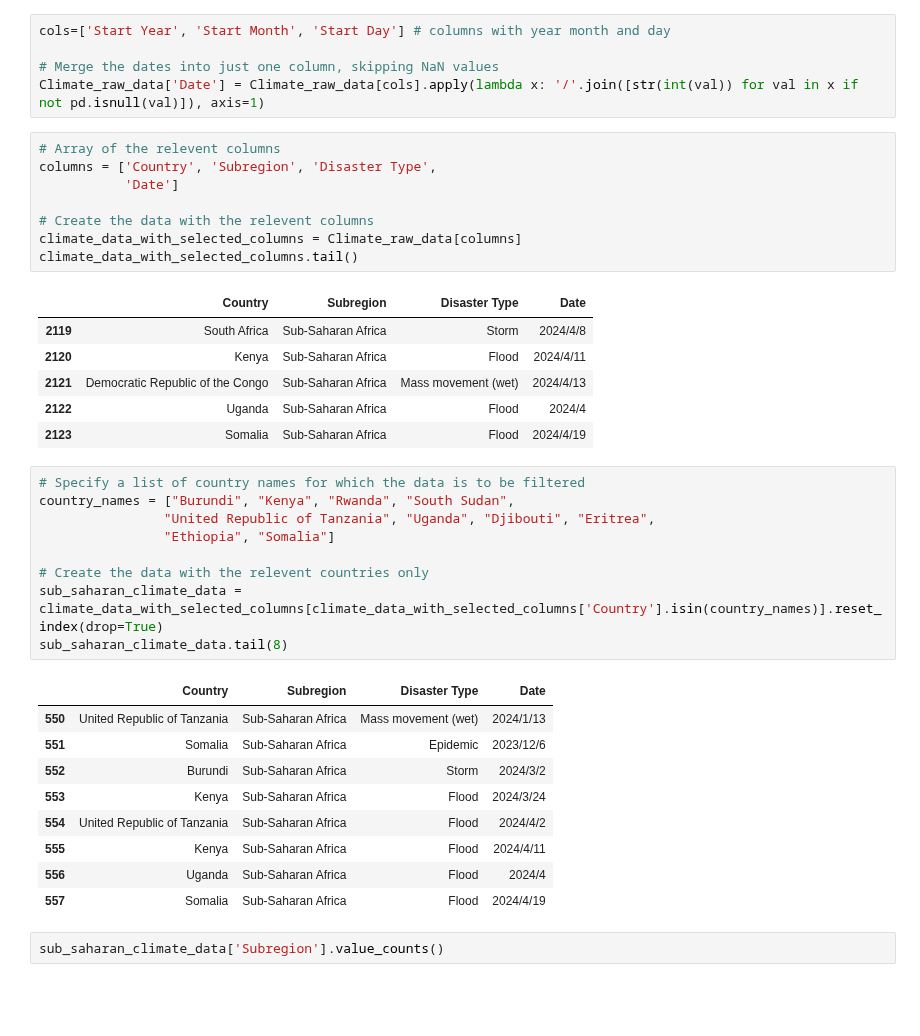
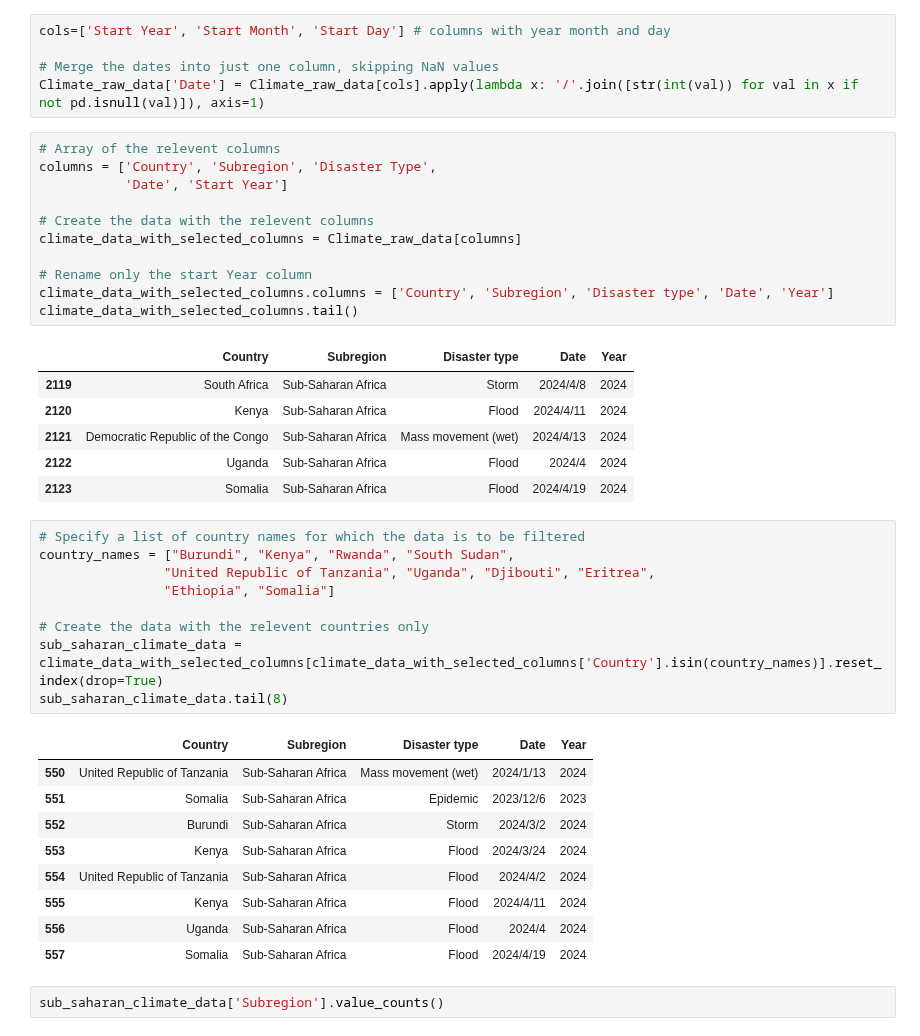
Before and after one commit to 0xpix/CERI-Project, a Jupyter notebook: notebooks/EDA.ipynb, the cells around one changed output. Saved outputs shown, nothing was run; the diff lists cells and outputs as text; blank space fills up the shorter version.

```diff
--- a/notebooks/EDA.ipynb
+++ b/notebooks/EDA.ipynb
@@ -163,18 +198,21 @@ Climate_raw_data['Date'] = Climate_raw_data[cols].apply(lambda x: '/'.join([str(
 # %%
 # Array of the relevent columns
 columns = ['Country', 'Subregion', 'Disaster Type',
-           'Date']
+           'Date', 'Start Year']
 
 # Create the data with the relevent columns
 climate_data_with_selected_columns = Climate_raw_data[columns]
+
+# Rename only the start Year column
+climate_data_with_selected_columns.columns = ['Country', 'Subregion', 'Disaster type', 'Date', 'Year']
 climate_data_with_selected_columns.tail()
 # %% [output]
-|  | Country | Subregion | Disaster Type | Date |
-| 2119 | South Africa | Sub-Saharan Africa | Storm | 2024/4/8 |
-| 2120 | Kenya | Sub-Saharan Africa | Flood | 2024/4/11 |
-| 2121 | Democratic Republic of the Congo | Sub-Saharan Africa | Mass movement (wet) | 2024/4/13 |
-| 2122 | Uganda | Sub-Saharan Africa | Flood | 2024/4 |
-| 2123 | Somalia | Sub-Saharan Africa | Flood | 2024/4/19 |
+|  | Country | Subregion | Disaster type | Date | Year |
+| 2119 | South Africa | Sub-Saharan Africa | Storm | 2024/4/8 | 2024 |
+| 2120 | Kenya | Sub-Saharan Africa | Flood | 2024/4/11 | 2024 |
+| 2121 | Democratic Republic of the Congo | Sub-Saharan Africa | Mass movement (wet) | 2024/4/13 | 2024 |
+| 2122 | Uganda | Sub-Saharan Africa | Flood | 2024/4 | 2024 |
+| 2123 | Somalia | Sub-Saharan Africa | Flood | 2024/4/19 | 2024 |
 # %%
 # Specify a list of country names for which the data is to be filtered
 country_names = ["Burundi", "Kenya", "Rwanda", "South Sudan",
@@ -185,15 +223,15 @@ country_names = ["Burundi", "Kenya", "Rwanda", "South Sudan",
 sub_saharan_climate_data = climate_data_with_selected_columns[climate_data_with_selected_columns['Country'].isin(country_names)].reset_index(drop=True)
 sub_saharan_climate_data.tail(8)
 # %% [output]
-|  | Country | Subregion | Disaster Type | Date |
-| 550 | United Republic of Tanzania | Sub-Saharan Africa | Mass movement (wet) | 2024/1/13 |
-| 551 | Somalia | Sub-Saharan Africa | Epidemic | 2023/12/6 |
-| 552 | Burundi | Sub-Saharan Africa | Storm | 2024/3/2 |
-| 553 | Kenya | Sub-Saharan Africa | Flood | 2024/3/24 |
-| 554 | United Republic of Tanzania | Sub-Saharan Africa | Flood | 2024/4/2 |
-| 555 | Kenya | Sub-Saharan Africa | Flood | 2024/4/11 |
-| 556 | Uganda | Sub-Saharan Africa | Flood | 2024/4 |
-| 557 | Somalia | Sub-Saharan Africa | Flood | 2024/4/19 |
+|  | Country | Subregion | Disaster type | Date | Year |
+| 550 | United Republic of Tanzania | Sub-Saharan Africa | Mass movement (wet) | 2024/1/13 | 2024 |
+| 551 | Somalia | Sub-Saharan Africa | Epidemic | 2023/12/6 | 2023 |
+| 552 | Burundi | Sub-Saharan Africa | Storm | 2024/3/2 | 2024 |
+| 553 | Kenya | Sub-Saharan Africa | Flood | 2024/3/24 | 2024 |
+| 554 | United Republic of Tanzania | Sub-Saharan Africa | Flood | 2024/4/2 | 2024 |
+| 555 | Kenya | Sub-Saharan Africa | Flood | 2024/4/11 | 2024 |
+| 556 | Uganda | Sub-Saharan Africa | Flood | 2024/4 | 2024 |
+| 557 | Somalia | Sub-Saharan Africa | Flood | 2024/4/19 | 2024 |
 # %%
 sub_saharan_climate_data['Subregion'].value_counts()
 # %% [output]
```
Also changed, not shown: parts of 17 cells of this notebook.
